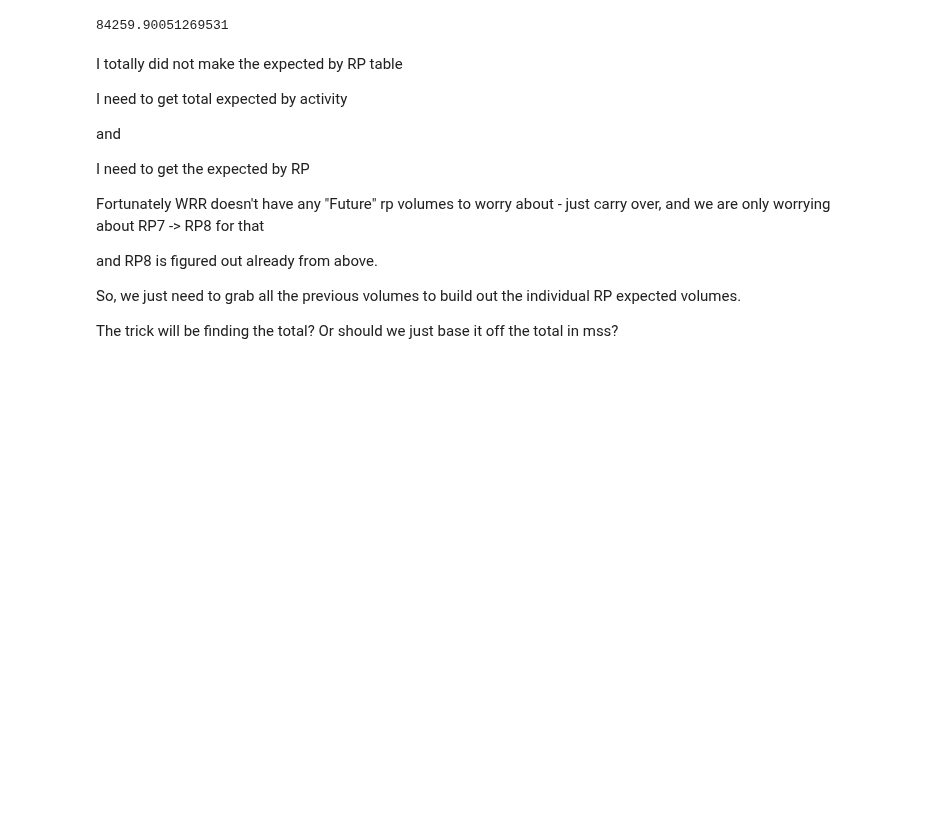
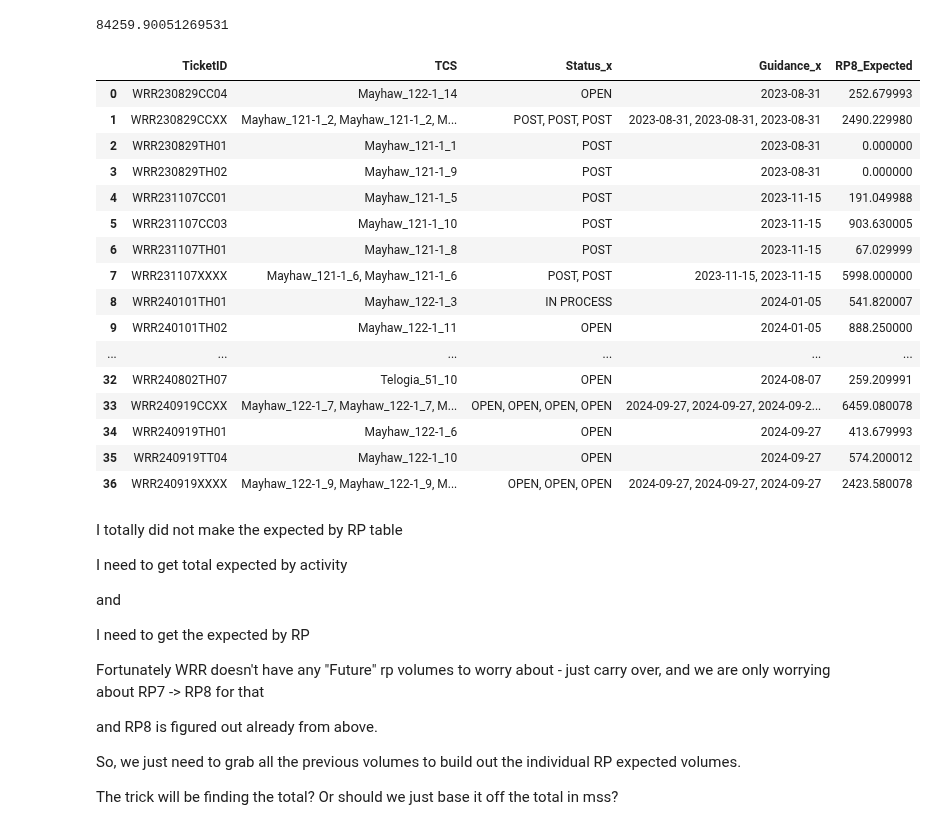
Before and after one commit to BilyBrown/sqlite3-tutorial, a Jupyter notebook: create_wrr_tables_00.ipynb, the cells around one changed output. Saved outputs shown, nothing was run; the diff lists cells and outputs as text; code cells hidden in the pictures; blank space fills up the shorter version.

```diff
--- a/create_wrr_tables_00.ipynb
+++ b/create_wrr_tables_00.ipynb
@@ -617,6 +615,26 @@ client_final_df = client_table_inprog.groupby('TicketID').agg({'TCS': ", ".join,
 client_final_df['RP8_Expected'].sum()
 # %% [output]
 84259.90051269531
+# %%
+client_final_df
+# %% [output]
+|  | TicketID | TCS | Status_x | Guidance_x | RP8_Expected |
+| 0 | WRR230829CC04 | Mayhaw_122-1_14 | OPEN | 2023-08-31 | 252.679993 |
+| 1 | WRR230829CCXX | Mayhaw_121-1_2, Mayhaw_121-1_2, M... | POST, POST, POST | 2023-08-31, 2023-08-31, 2023-08-31 | 2490.229980 |
+| 2 | WRR230829TH01 | Mayhaw_121-1_1 | POST | 2023-08-31 | 0.000000 |
+| 3 | WRR230829TH02 | Mayhaw_121-1_9 | POST | 2023-08-31 | 0.000000 |
+| 4 | WRR231107CC01 | Mayhaw_121-1_5 | POST | 2023-11-15 | 191.049988 |
+| 5 | WRR231107CC03 | Mayhaw_121-1_10 | POST | 2023-11-15 | 903.630005 |
+| 6 | WRR231107TH01 | Mayhaw_121-1_8 | POST | 2023-11-15 | 67.029999 |
+| 7 | WRR231107XXXX | Mayhaw_121-1_6, Mayhaw_121-1_6 | POST, POST | 2023-11-15, 2023-11-15 | 5998.000000 |
+| 8 | WRR240101TH01 | Mayhaw_122-1_3 | IN PROCESS | 2024-01-05 | 541.820007 |
+| 9 | WRR240101TH02 | Mayhaw_122-1_11 | OPEN | 2024-01-05 | 888.250000 |
+| ... | ... | ... | ... | ... | ... |
+| 32 | WRR240802TH07 | Telogia_51_10 | OPEN | 2024-08-07 | 259.209991 |
+| 33 | WRR240919CCXX | Mayhaw_122-1_7, Mayhaw_122-1_7, M... | OPEN, OPEN, OPEN, OPEN | 2024-09-27, 2024-09-27, 2024-09-2... | 6459.080078 |
+| 34 | WRR240919TH01 | Mayhaw_122-1_6 | OPEN | 2024-09-27 | 413.679993 |
+| 35 | WRR240919TT04 | Mayhaw_122-1_10 | OPEN | 2024-09-27 | 574.200012 |
+| 36 | WRR240919XXXX | Mayhaw_122-1_9, Mayhaw_122-1_9, M... | OPEN, OPEN, OPEN | 2024-09-27, 2024-09-27, 2024-09-27 | 2423.580078 |
 # %% [markdown]
 I totally did not make the expected by RP table
 
```
Also changed, not shown: parts of 9 cells of this notebook.
